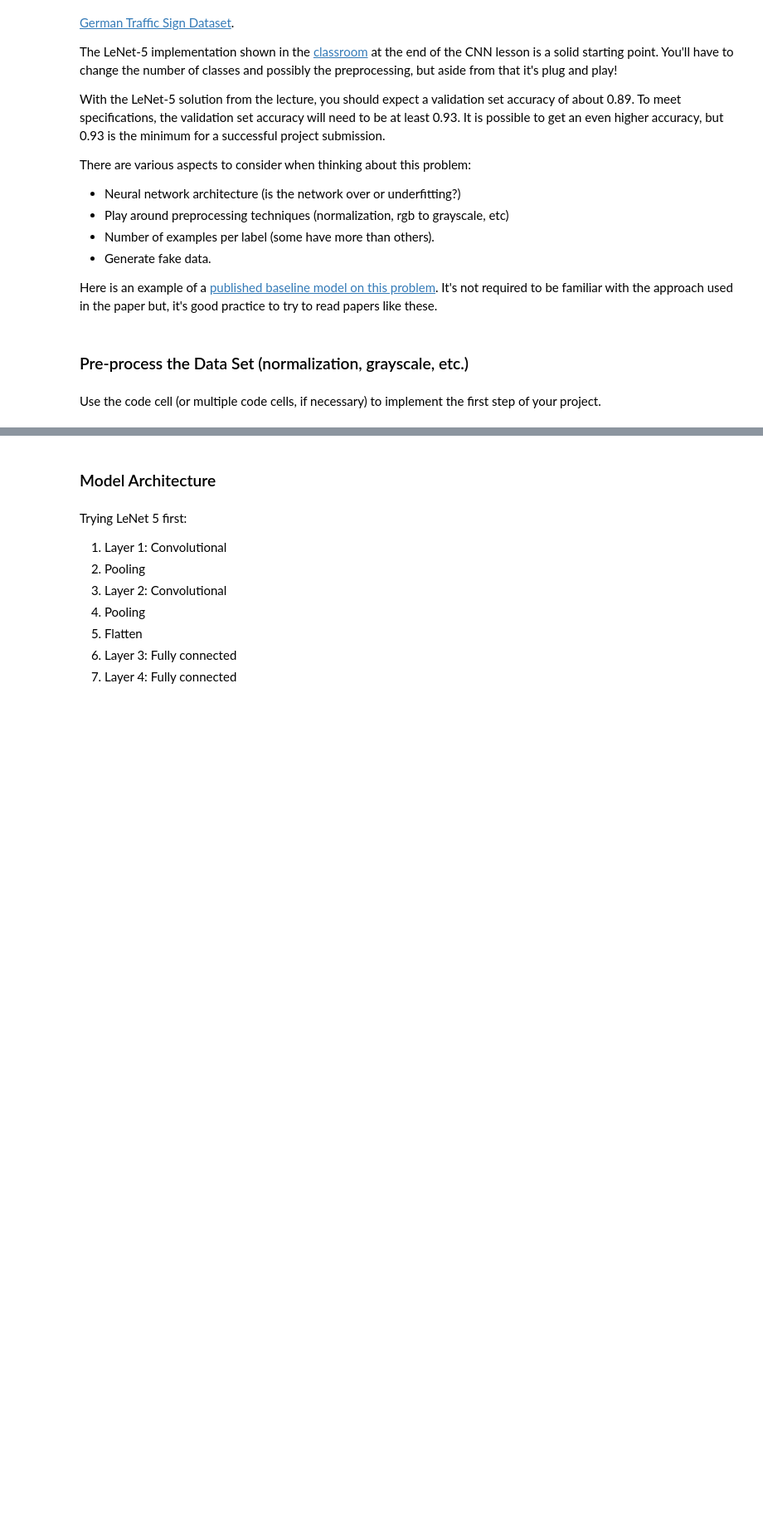
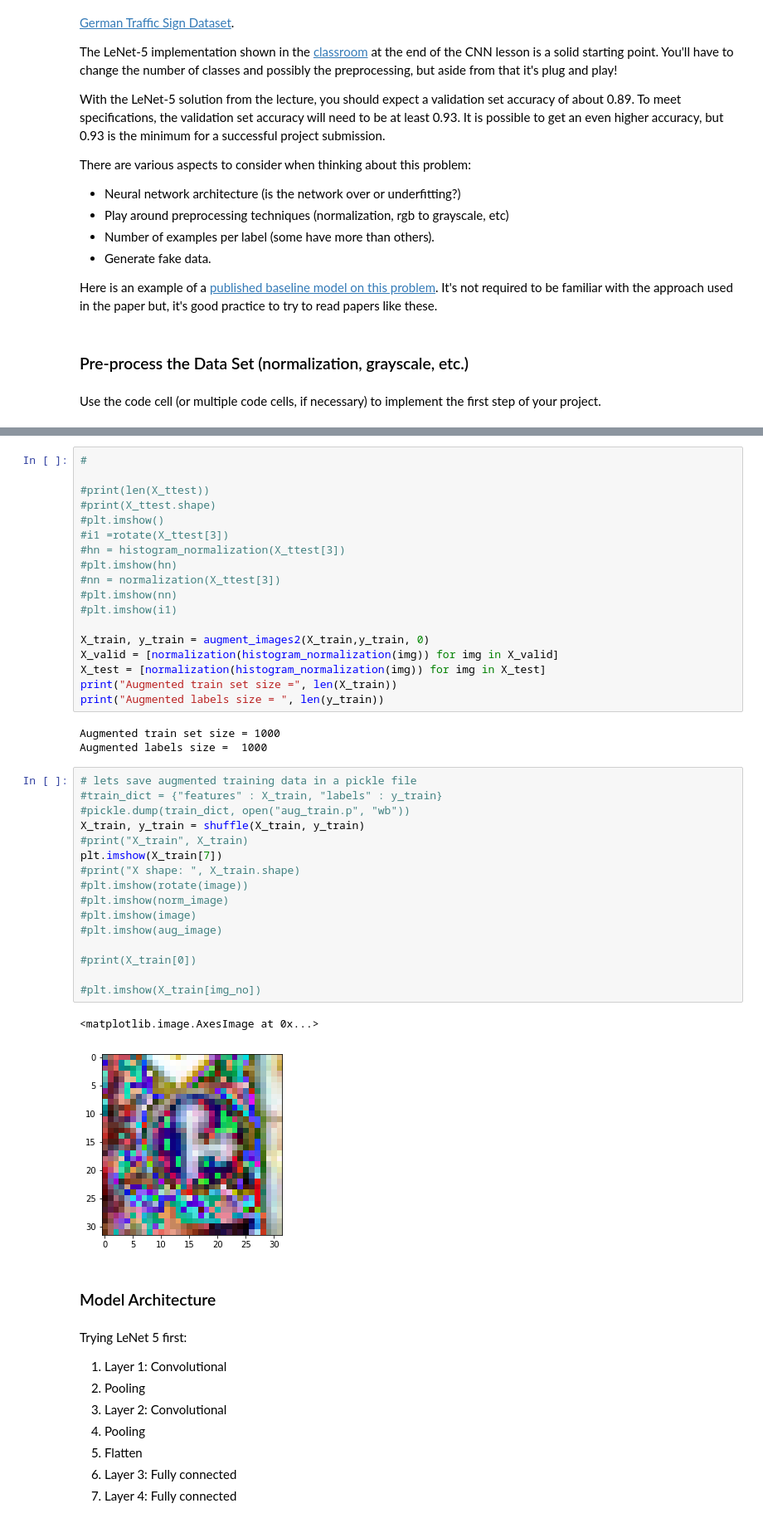
Before and after one commit to FlorianGraef/traffic-sign-classifier, a Jupyter notebook: Traffic_Sign_Classifier.ipynb, the cells around one changed output, grey strips where cells are left out. Shown: that part at 83% size. Cells and saved outputs as stored; diff of their text form; blank space fills up the shorter version.

```diff
--- a/Traffic_Sign_Classifier.ipynb
+++ b/Traffic_Sign_Classifier.ipynb
@@ -137,3 +227,43 @@ X_train, y_train = shuffle(X_train, y_train)
+# %%
+#
+
+#print(len(X_ttest))
+#print(X_ttest.shape)
+#plt.imshow()
+#i1 =rotate(X_ttest[3])
+#hn = histogram_normalization(X_ttest[3])
+#plt.imshow(hn)
+#nn = normalization(X_ttest[3])
+#plt.imshow(nn)
+#plt.imshow(i1)
+
+X_train, y_train = augment_images2(X_train,y_train, 0)
+X_valid = [normalization(histogram_normalization(img)) for img in X_valid]
+X_test = [normalization(histogram_normalization(img)) for img in X_test]
+print("Augmented train set size =", len(X_train))
+print("Augmented labels size = ", len(y_train))
+# %% [output]
+Augmented train set size = 1000
+Augmented labels size =  1000
+# %%
+# lets save augmented training data in a pickle file
+#train_dict = {"features" : X_train, "labels" : y_train}
+#pickle.dump(train_dict, open("aug_train.p", "wb"))
+X_train, y_train = shuffle(X_train, y_train)
+#print("X_train", X_train)
+plt.imshow(X_train[7])
+#print("X shape: ", X_train.shape)
+#plt.imshow(rotate(image))
+#plt.imshow(norm_image)
+#plt.imshow(image)
+#plt.imshow(aug_image)
+
+#print(X_train[0])
+
+#plt.imshow(X_train[img_no])
+# %% [output]
+<matplotlib.image.AxesImage at 0x...>
+[figure, added]
 # %% [markdown]
 ### Model Architecture
 # %% [markdown]
```
Also changed, not shown: parts of 10 cells of this notebook, 3 other files.
